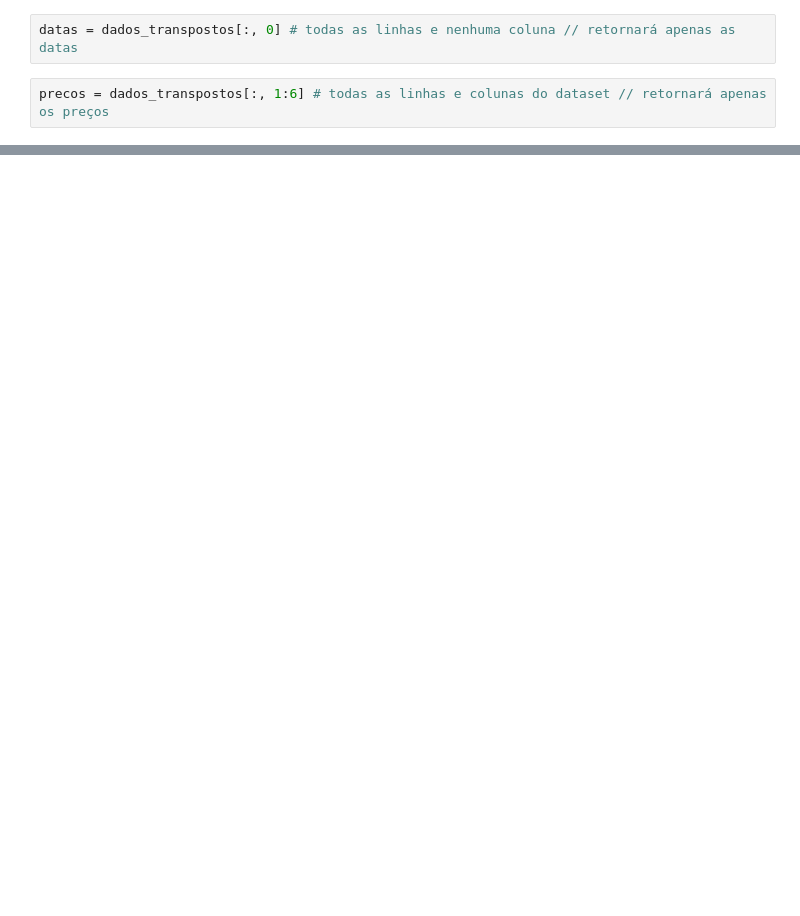
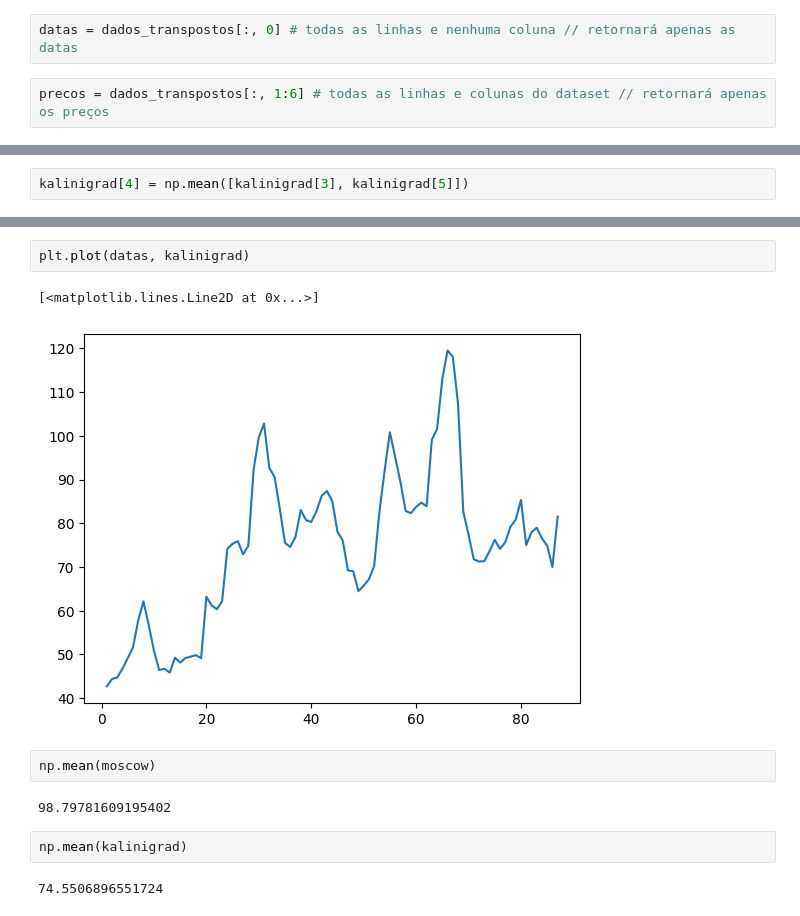
Before and after one commit to paulorobertovrc/alura-data-science, a Jupyter notebook: NumPy/principal.ipynb, the cells around one changed output, grey strips where cells are left out. Saved outputs shown, nothing was run; the diff lists cells and outputs as text; blank space fills up the shorter version.

```diff
--- a/NumPy/principal.ipynb
+++ b/NumPy/principal.ipynb
@@ -77,0 +108,2 @@ precos = dados_transpostos[:, 1:6] # todas as linhas e colunas do dataset // ret
+# %%
+kalinigrad[4] = np.mean([kalinigrad[3], kalinigrad[5]])
@@ -77,0 +124,13 @@ precos = dados_transpostos[:, 1:6] # todas as linhas e colunas do dataset // ret
+# %%
+plt.plot(datas, kalinigrad)
+# %% [output]
+[<matplotlib.lines.Line2D at 0x...>]
+[figure, added]
+# %%
+np.mean(moscow)
+# %% [output]
+98.79781609195402
+# %%
+np.mean(kalinigrad)
+# %% [output]
+74.5506896551724
```
Also changed, not shown: parts of 23 cells of this notebook.
